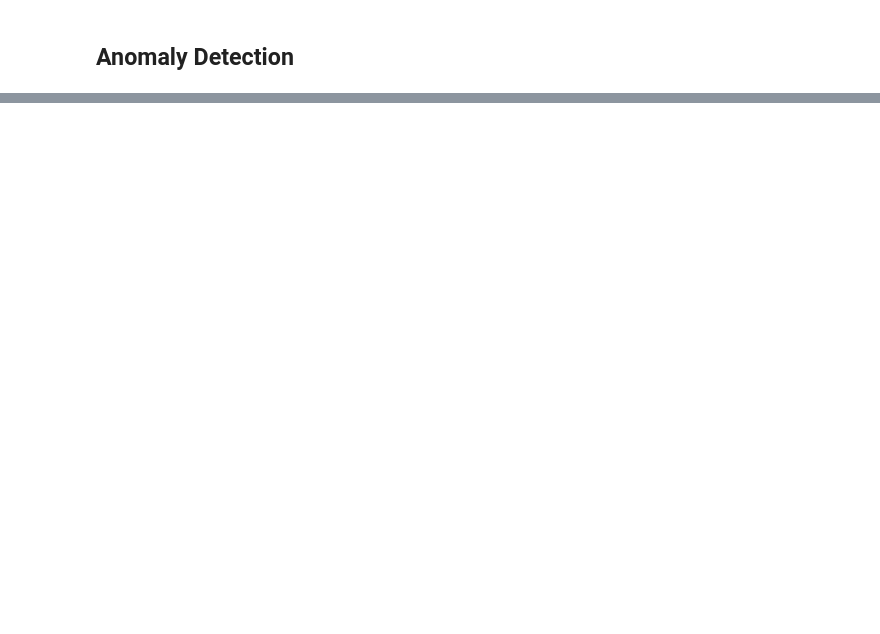
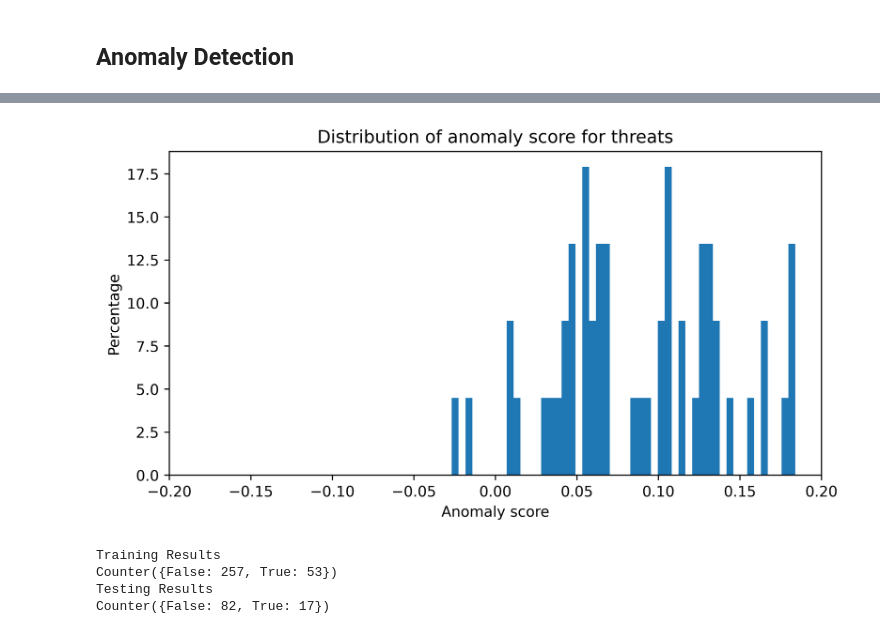
Before and after one commit to tripedro/IsolationForestOnCERT, a Jupyter notebook: ml_pipeline_from_scratch.ipynb, the cells around one changed output, grey strips where cells are left out. Saved outputs shown, nothing was run; the diff lists cells and outputs as text; code cells hidden in the pictures; blank space fills up the shorter version.

```diff
--- a/ml_pipeline_from_scratch.ipynb
+++ b/ml_pipeline_from_scratch.ipynb
@@ -532,0 +452,38 @@ weighted avg       0.91      0.95      0.93     66091
+# %%
+# compute histogram
+bin_count = 50
+hist, bin_edges = np.histogram(anomaly_scores, bins=bin_count, density=True)
+
+# maximum bin
+max_bin_index = np.argmax(hist)
+max_bin_value = hist[max_bin_index]
+max_bin_center = (bin_edges[max_bin_index] + bin_edges[max_bin_index + 1]) / 2
+
+plt.figure(figsize=(8, 4), dpi=600)
+plt.hist(anomaly_scores, bins=bin_count, density=True)
+plt.xlim((-0.2, 0.2))
+plt.xlabel("Anomaly score")
+plt.ylabel("Percentage")
+plt.title("Distribution of anomaly score for threats")
+
+plt.show()
+# %% [output]
+[figure, added]
+# %%
+# set a threshold for anomaly detection
+cutoff = 0.19
+
+# calculate anomaly scores for the training set
+s = IF.decision_function(X_train_reshaped)
+print("Training Results")
+print(Counter(y_train[cutoff > s]))
+
+# calculate anomaly scores for the testing set
+s = IF.decision_function(X_test_reshaped)
+print("Testing Results")
+print(Counter(y_test[cutoff > s]))
+# %% [output]
+Training Results
+Counter({False: 257, True: 53})
+Testing Results
+Counter({False: 82, True: 17})
```
Also changed, not shown: parts of 49 cells of this notebook, 3 other files.
